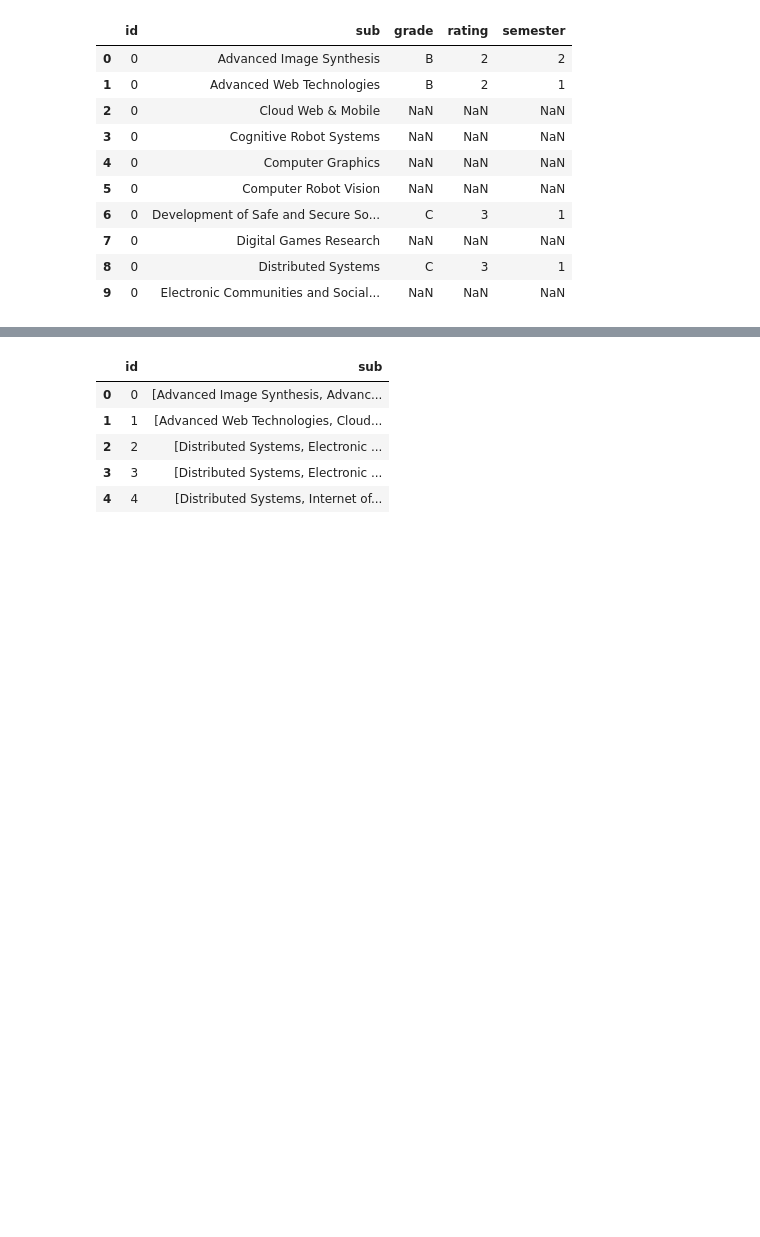
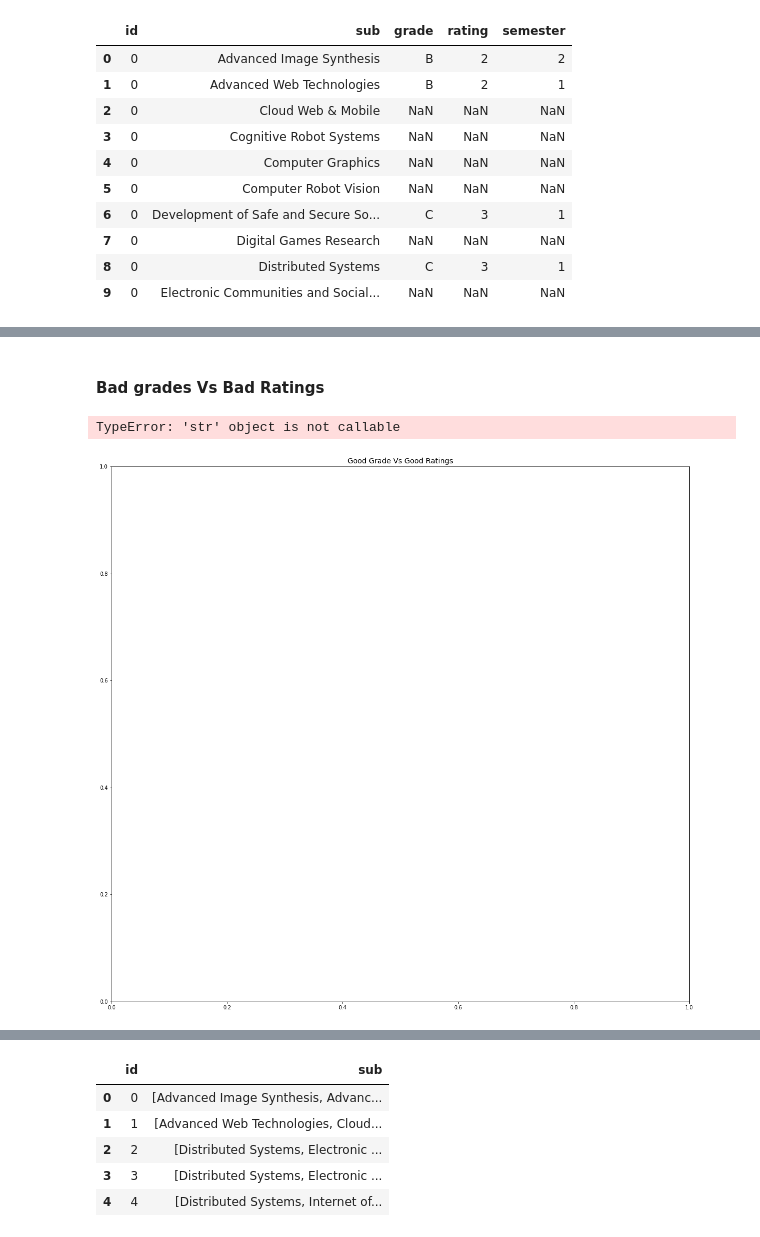
Before and after one commit to jailbird11/iRec_LA, a Jupyter notebook: i-Recommend.ipynb, the cells around one changed output, grey strips where cells are left out. Cells and saved outputs as stored; diff of their text form; code cells hidden in the pictures; blank space fills up the shorter version.

```diff
--- a/i-Recommend.ipynb
+++ b/i-Recommend.ipynb
@@ -78,0 +143,27 @@ dfrslt_nan=dfrslt.dropna(thresh=3, axis=0)
+# %% [markdown]
+#### Bad grades Vs Bad Ratings
+# %%
+# setup the figure
+
+figa1, axa1 = plt.subplots(figsize = (20,19))
+axa1.set_title("Good Grade Vs Good Ratings", fontsize=14)
+# make the venn diagram
+va = venn2([setbadrat, setworst],set_labels=["Bad Ratings", "Bad Grades"])
+# adjust labels from counts to names
+va.get_label_by_id('10').set_text('\n'.join(setbadrat))
+va.get_label_by_id('01').set_text('\n'.join(setworst))
+va.get_label_by_id('11').set_text('\n'.join(v2))
+# add circle outlines
+ca = venn2_circles([setbadrat, setworst],
+                  linestyle='solid')
+venn2_circles([setbadrat, setworst], linestyle='dashed', linewidth=1, color="grey")
+
+ca[0].set_color('green')
+ca[1].set_color('skyblue')
+# for text in va.set_labels:
+#     text.set_fontsize(14)
+
+plt.savefig('BGBR.png')
+# %% [output]
+TypeError: 'str' object is not callable
+[figure, added]
```
Also changed, not shown: parts of 111 cells of this notebook.
